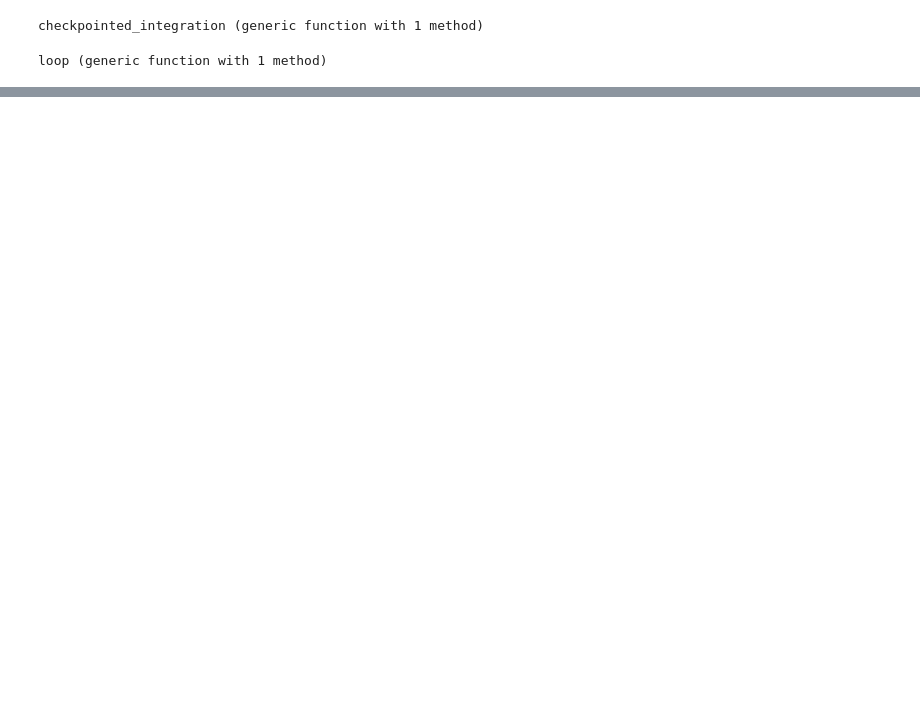
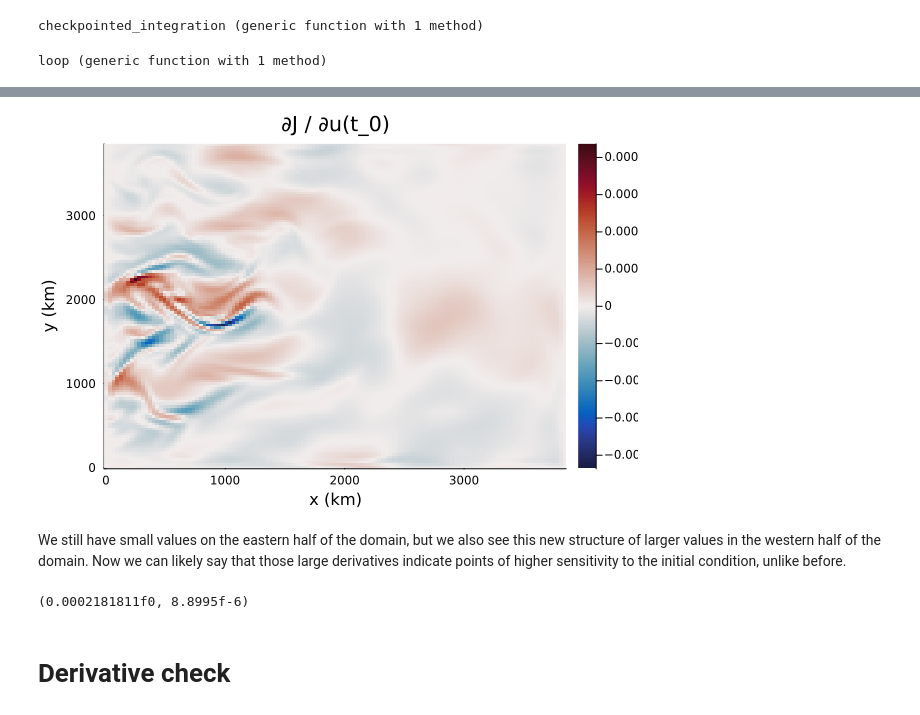
Before and after one commit to DJ4Earth/MPE24, a Jupyter notebook: ShallowWaters_tutorial/enzyme_tutorial_jupyter.ipynb, the cells around one changed output, grey strips where cells are left out. Drawn from its saved outputs; the diff is of its cells as text; code cells hidden in the pictures; blank space fills up the shorter version.

```diff
--- a/ShallowWaters_tutorial/enzyme_tutorial_jupyter.ipynb
+++ b/ShallowWaters_tutorial/enzyme_tutorial_jupyter.ipynb
@@ -480,0 +583,20 @@ title=(L"\partial \eta(t_f) / \partial u(t_0)")
+# %%
+heatmap(LinRange(0, 3840, 127),
+LinRange(0,3840, 128),
+derivs2.u',
+c=:balance,
+clim=(-abs(maximum(derivs2.u)),abs(maximum(derivs2.u))),
+xlabel=("x (km)"),
+ylabel=("y (km)"),
+title=("∂J / ∂u(t_0)")
+)
+# %% [output]
+[figure, added]
+# %% [markdown]
+We still have small values on the eastern half of the domain, but we also see this new structure of larger values in the western half of the domain. Now we can likely say that those large derivatives indicate points of higher sensitivity to the initial condition, unlike before.
+# %%
+abs(maximum(derivs2.u)), abs(maximum(derivs.u))
+# %% [output]
+(0.0002181811f0, 8.8995f-6)
+# %% [markdown]
+# Derivative check
```
Also changed, not shown: parts of 35 cells of this notebook, 7 other files.
